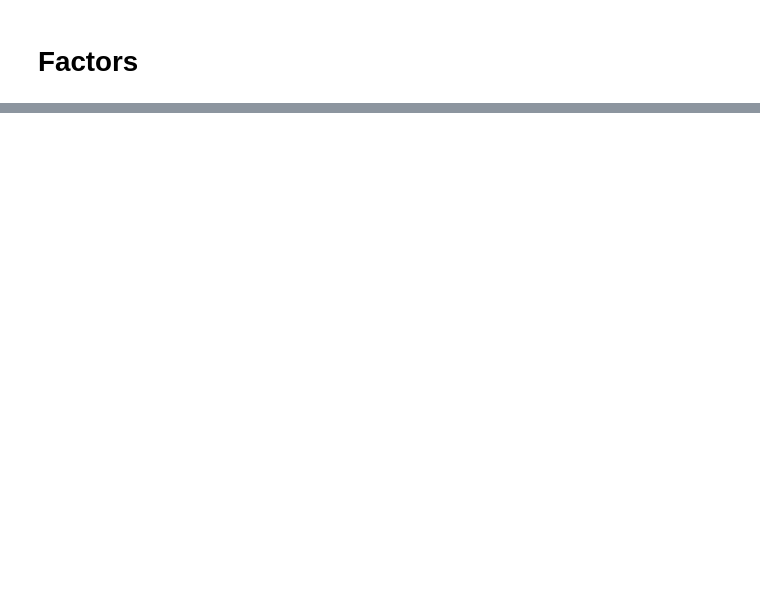
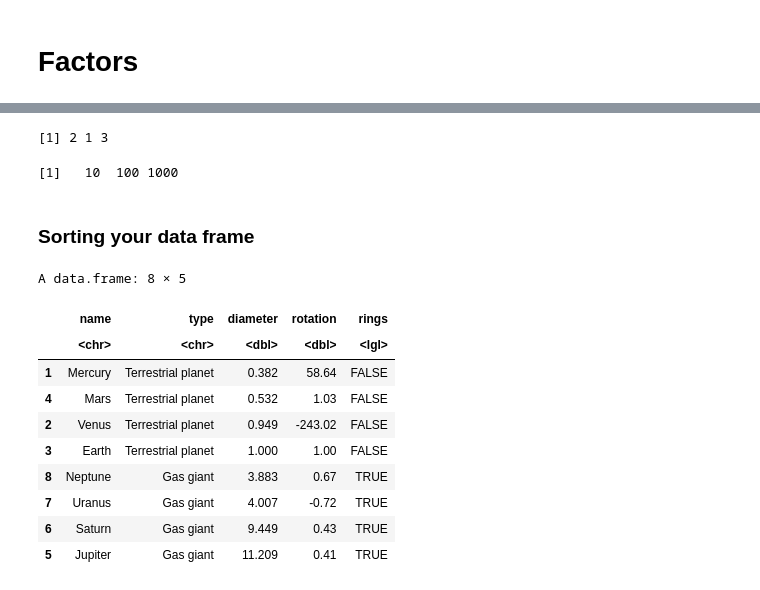
Before and after one commit to Yuleii/programming-notebook, a Jupyter notebook: Introduction to R.ipynb, the cells around one changed output, grey strips where cells are left out. Drawn from its saved outputs; the diff is of its cells as text; code cells hidden in the pictures; blank space fills up the shorter version.

```diff
--- a/Introduction to R.ipynb
+++ b/Introduction to R.ipynb
@@ -378,0 +484,18 @@ mean(us_visitors)
+# %%
+# Definition of vectors
+name <- c("Mercury", "Venus", "Earth",
+          "Mars", "Jupiter", "Saturn",
+          "Uranus", "Neptune")
+type <- c("Terrestrial planet",
+          "Terrestrial planet",
+          "Terrestrial planet",
+          "Terrestrial planet", "Gas giant",
+          "Gas giant", "Gas giant", "Gas giant")
+diameter <- c(0.382, 0.949, 1, 0.532,
+              11.209, 9.449, 4.007, 3.883)
+rotation <- c(58.64, -243.02, 1, 1.03,
+              0.41, 0.43, -0.72, 0.67)
+rings <- c(FALSE, FALSE, FALSE, FALSE, TRUE, TRUE, TRUE, TRUE)
+
+# Create a data frame from the vectors
+planets_df <- data.frame(name, type, diameter, rotation, rings)
@@ -378,0 +604,30 @@ mean(us_visitors)
+# %%
+a <- c(100, 10, 1000)
+order(a)
+# %% [output]
+[1] 2 1 3
+# %%
+# we can use the output of order(a) to reshuffle a:
+a[order(a)]
+# %% [output]
+[1]   10  100 1000
+# %% [markdown]
+### Sorting your data frame
+# %%
+# Use order() to create positions
+positions <-  order(planets_df$diameter)
+
+# Use positions to sort planets_df
+planets_df[positions,]
+# %% [output]
+A data.frame: 8 × 5
+|  | name | type | diameter | rotation | rings |
+|  | <chr> | <chr> | <dbl> | <dbl> | <lgl> |
+| 1 | Mercury | Terrestrial planet | 0.382 | 58.64 | FALSE |
+| 4 | Mars | Terrestrial planet | 0.532 | 1.03 | FALSE |
+| 2 | Venus | Terrestrial planet | 0.949 | -243.02 | FALSE |
+| 3 | Earth | Terrestrial planet | 1.000 | 1.00 | FALSE |
+| 8 | Neptune | Gas giant | 3.883 | 0.67 | TRUE |
+| 7 | Uranus | Gas giant | 4.007 | -0.72 | TRUE |
+| 6 | Saturn | Gas giant | 9.449 | 0.43 | TRUE |
+| 5 | Jupiter | Gas giant | 11.209 | 0.41 | TRUE |
```
Also changed, not shown: parts of 43 cells of this notebook.
